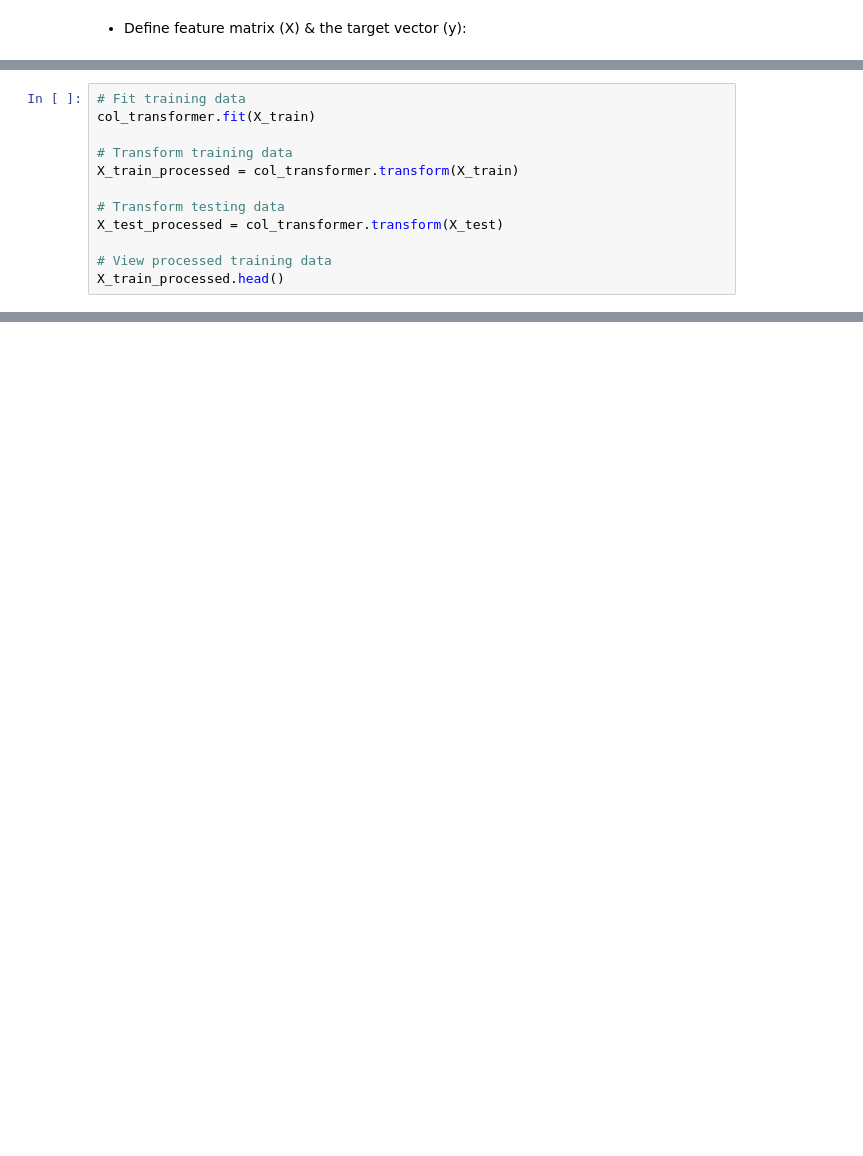
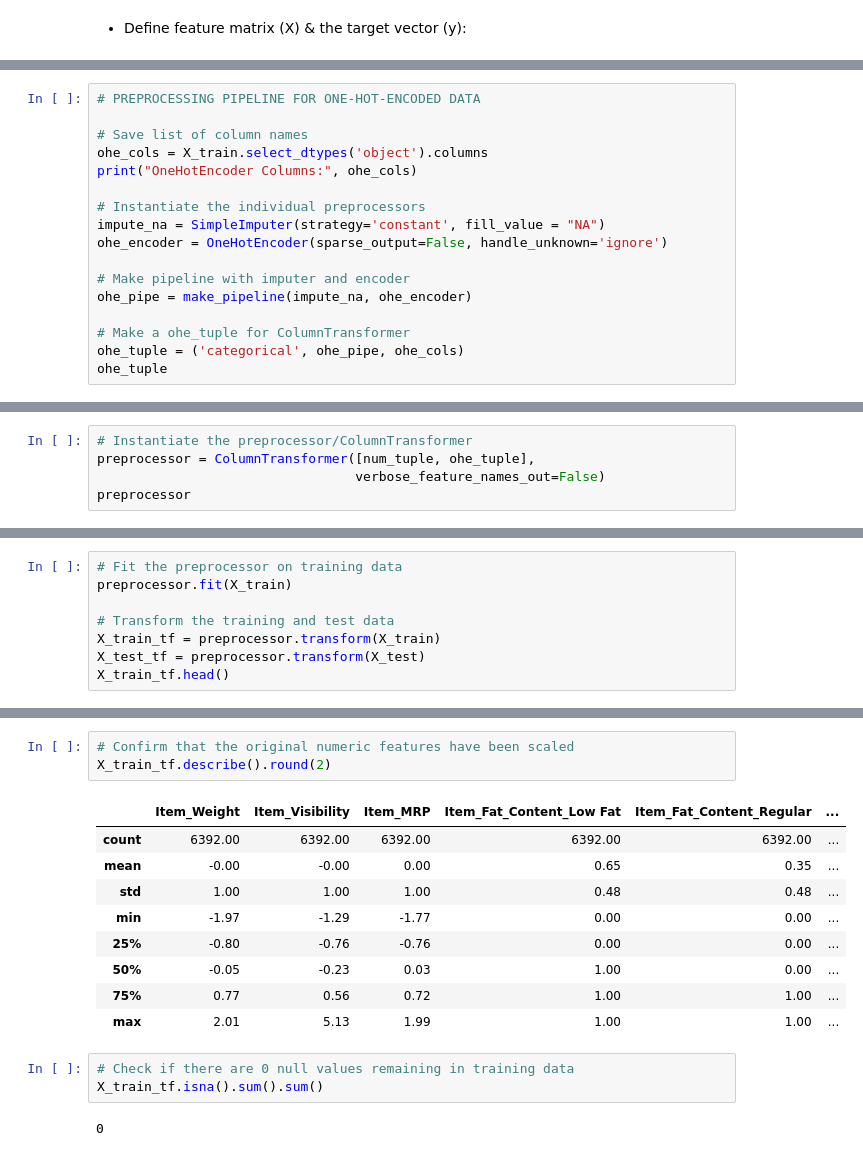
Before and after one commit to FoxEW/-Prediction-of-Product-Sales, a Jupyter notebook: Prediction_of_Product_Sales.ipynb, the cells around one changed output, grey strips where cells are left out. Saved outputs shown, nothing was run; the diff lists cells and outputs as text; blank space fills up the shorter version.

```diff
--- a/Prediction_of_Product_Sales.ipynb
+++ b/Prediction_of_Product_Sales.ipynb
@@ -655,12 +548,0 @@ ColumnTransformer(transformers=[('numeric',
-# %%
-# Fit training data
-col_transformer.fit(X_train)
-
-# Transform training data
-X_train_processed = col_transformer.transform(X_train)
-
-# Transform testing data
-X_test_processed = col_transformer.transform(X_test)
-
-# View processed training data
-X_train_processed.head()
@@ -712,0 +574,17 @@ X_test_processed.isna().sum().sum()
+# %%
+# PREPROCESSING PIPELINE FOR ONE-HOT-ENCODED DATA
+
+# Save list of column names
+ohe_cols = X_train.select_dtypes('object').columns
+print("OneHotEncoder Columns:", ohe_cols)
+
+# Instantiate the individual preprocessors
+impute_na = SimpleImputer(strategy='constant', fill_value = "NA")
+ohe_encoder = OneHotEncoder(sparse_output=False, handle_unknown='ignore')
+
+# Make pipeline with imputer and encoder
+ohe_pipe = make_pipeline(impute_na, ohe_encoder)
+
+# Make a ohe_tuple for ColumnTransformer
+ohe_tuple = ('categorical', ohe_pipe, ohe_cols)
+ohe_tuple
@@ -712,0 +603,5 @@ X_test_processed.isna().sum().sum()
+# %%
+# Instantiate the preprocessor/ColumnTransformer
+preprocessor = ColumnTransformer([num_tuple, ohe_tuple],
+                                 verbose_feature_names_out=False)
+preprocessor
@@ -712,0 +626,8 @@ X_test_processed.isna().sum().sum()
+# %%
+# Fit the preprocessor on training data
+preprocessor.fit(X_train)
+
+# Transform the training and test data
+X_train_tf = preprocessor.transform(X_train)
+X_test_tf = preprocessor.transform(X_test)
+X_train_tf.head()
@@ -712,0 +641,18 @@ X_test_processed.isna().sum().sum()
+# %%
+# Confirm that the original numeric features have been scaled
+X_train_tf.describe().round(2)
+# %% [output]
+|  | Item_Weight | Item_Visibility | Item_MRP | Item_Fat_Content_Low Fat | Item_Fat_Content_Regular | ... |
+| count | 6392.00 | 6392.00 | 6392.00 | 6392.00 | 6392.00 | ... |
+| mean | -0.00 | -0.00 | 0.00 | 0.65 | 0.35 | ... |
+| std | 1.00 | 1.00 | 1.00 | 0.48 | 0.48 | ... |
+| min | -1.97 | -1.29 | -1.77 | 0.00 | 0.00 | ... |
+| 25% | -0.80 | -0.76 | -0.76 | 0.00 | 0.00 | ... |
+| 50% | -0.05 | -0.23 | 0.03 | 1.00 | 0.00 | ... |
+| 75% | 0.77 | 0.56 | 0.72 | 1.00 | 1.00 | ... |
+| max | 2.01 | 5.13 | 1.99 | 1.00 | 1.00 | ... |
+# %%
+# Check if there are 0 null values remaining in training data
+X_train_tf.isna().sum().sum()
+# %% [output]
+0
```
Also changed, not shown: parts of 68 cells of this notebook.
